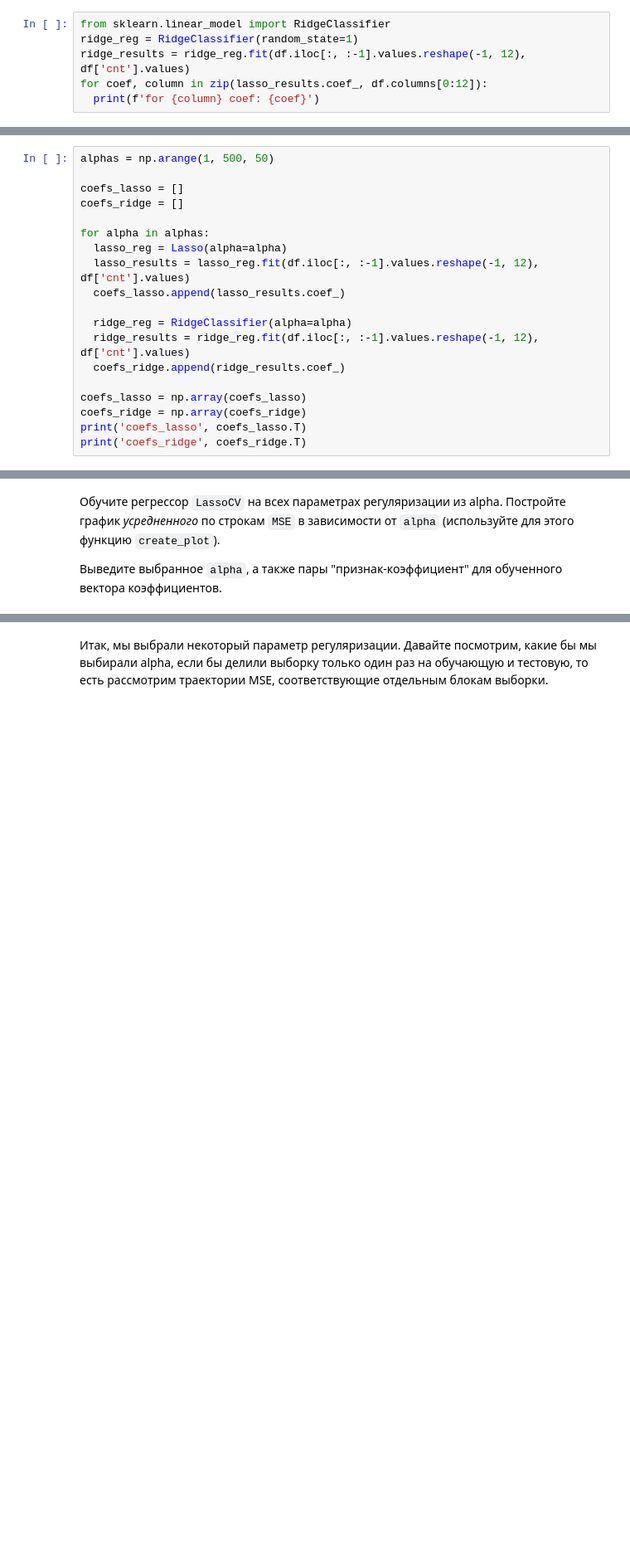
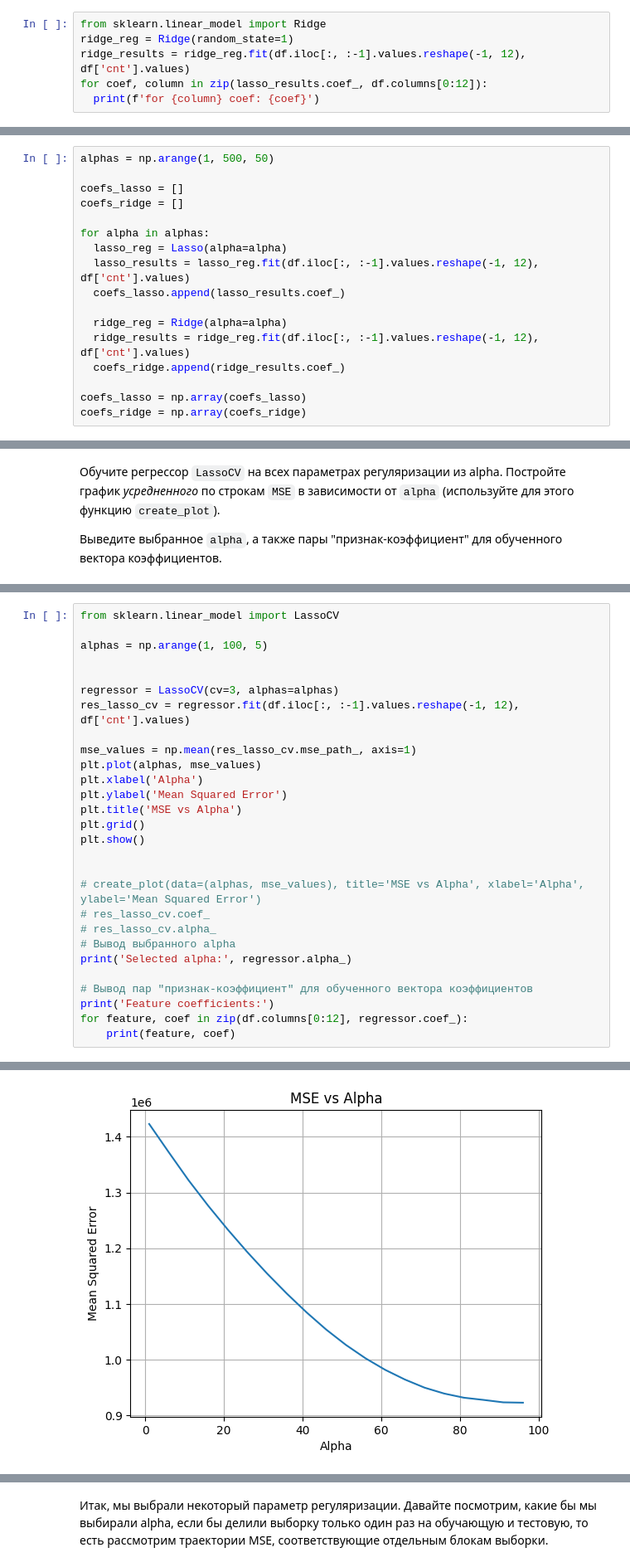
Before and after one commit to olhaishchenko/-data_science, a Jupyter notebook: Копія_OverfittingHomeWork.ipynb, the cells around one changed output, grey strips where cells are left out. Shown at 83% size. Drawn from its saved outputs; the diff is of its cells as text; blank space fills up the shorter version.

```diff
--- a/Копія_OverfittingHomeWork.ipynb
+++ b/Копія_OverfittingHomeWork.ipynb
@@ -275,8 +275,8 @@ windspeed(ms): -2.80498119457e-08
 # %% [markdown]
 Обучите линейную модель с $L_2$-регуляризацией (класс Ridge) и выведите веса
 # %%
-from sklearn.linear_model import RidgeClassifier
-ridge_reg = RidgeClassifier(random_state=1)
+from sklearn.linear_model import Ridge
+ridge_reg = Ridge(random_state=1)
 ridge_results = ridge_reg.fit(df.iloc[:, :-1].values.reshape(-1, 12), df['cnt'].values)
 for coef, column in zip(lasso_results.coef_, df.columns[0:12]):
   print(f'for {column} coef: {coef}')
@@ -323,11 +323,9 @@ for alpha in alphas:
   lasso_results = lasso_reg.fit(df.iloc[:, :-1].values.reshape(-1, 12), df['cnt'].values)
   coefs_lasso.append(lasso_results.coef_)
 
-  ridge_reg = RidgeClassifier(alpha=alpha)
+  ridge_reg = Ridge(alpha=alpha)
   ridge_results = ridge_reg.fit(df.iloc[:, :-1].values.reshape(-1, 12), df['cnt'].values)
   coefs_ridge.append(ridge_results.coef_)
 
 coefs_lasso = np.array(coefs_lasso)
 coefs_ridge = np.array(coefs_ridge)
-print('coefs_lasso', coefs_lasso.T)
-print('coefs_ridge', coefs_ridge.T)
@@ -440,0 +400,29 @@ windspeed(ms): -2.68545418157e-08
+# %%
+from sklearn.linear_model import LassoCV
+
+alphas = np.arange(1, 100, 5)
+
+
+regressor = LassoCV(cv=3, alphas=alphas)
+res_lasso_cv = regressor.fit(df.iloc[:, :-1].values.reshape(-1, 12), df['cnt'].values)
+
+mse_values = np.mean(res_lasso_cv.mse_path_, axis=1)
+plt.plot(alphas, mse_values)
+plt.xlabel('Alpha')
+plt.ylabel('Mean Squared Error')
+plt.title('MSE vs Alpha')
+plt.grid()
+plt.show()
+
+
+# create_plot(data=(alphas, mse_values), title='MSE vs Alpha', xlabel='Alpha', ylabel='Mean Squared Error')
+# res_lasso_cv.coef_
+# res_lasso_cv.alpha_
+# Вывод выбранного alpha
+print('Selected alpha:', regressor.alpha_)
+
+# Вывод пар "признак-коэффициент" для обученного вектора коэффициентов
+print('Feature coefficients:')
+for feature, coef in zip(df.columns[0:12], regressor.coef_):
+    print(feature, coef)
+# %% [output]
@@ -440,0 +430 @@ windspeed(ms): -2.68545418157e-08
+[figure, added]
```
Also changed, not shown: parts of 16 cells of this notebook.
